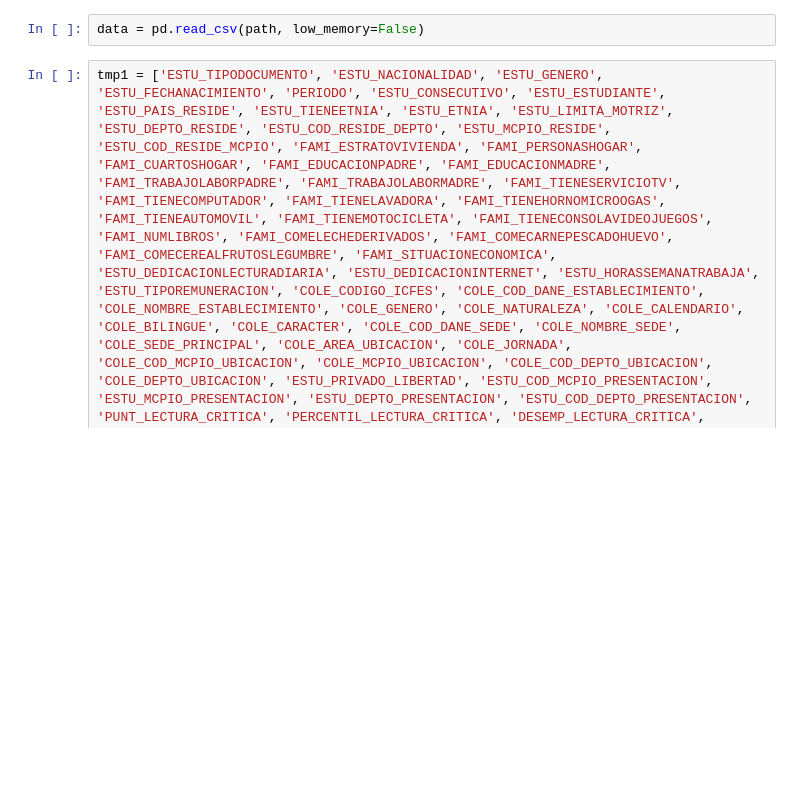
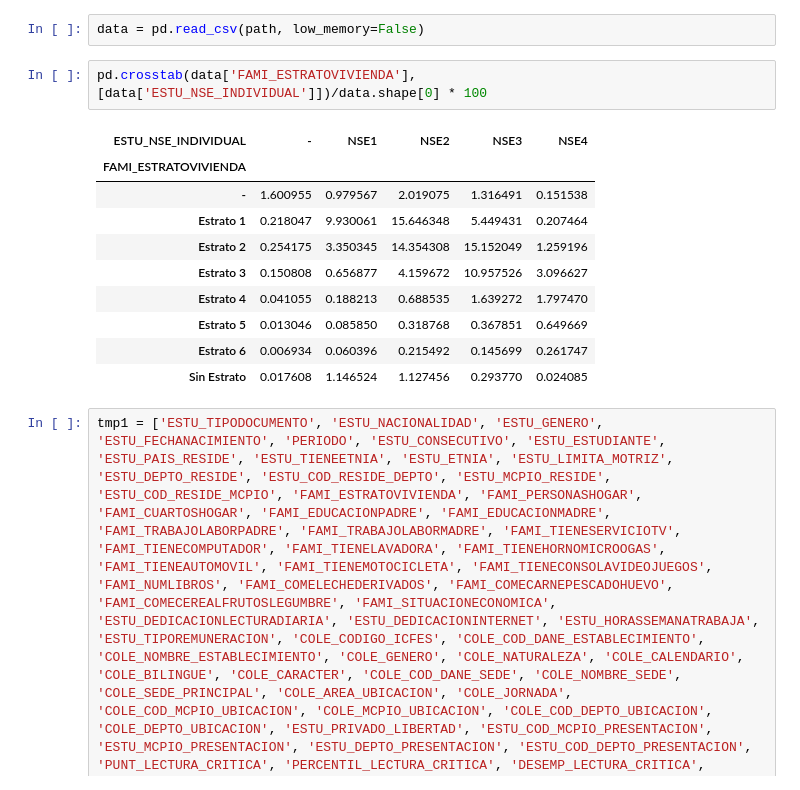
Before and after one commit to dsgantivac/DataMiningProject, a Jupyter notebook: Analisis exploratorio.ipynb, the cells around one changed output. Cells and saved outputs as stored; diff of their text form; blank space fills up the shorter version.

```diff
--- a/Analisis exploratorio.ipynb
+++ b/Analisis exploratorio.ipynb
@@ -37,4 +37,17 @@ def get_age(date,period):
 "ELECTRODOMESTICOS","ESTU_GENERO", "ESTU_FECHANACIMIENTO", "PERIODO", "ESTU_DEPTO_RESIDE", "FAMI_ESTRATOVIVIENDA", "FAMI_PERSONASHOGAR", "FAMI_CUARTOSHOGAR", "FAMI_EDUCACIONPADRE", "FAMI_EDUCACIONMADRE", "FAMI_TRABAJOLABORPADRE", "FAMI_TRABAJOLABORMADRE", "FAMI_NUMLIBROS", "FAMI_COMELECHEDERIVADOS", "FAMI_COMECARNEPESCADOHUEVO", "FAMI_COMECEREALFRUTOSLEGUMBRE", "ESTU_DEDICACIONLECTURADIARIA", "ESTU_DEDICACIONINTERNET", "COLE_NATURALEZA", "COLE_CARACTER", "COLE_AREA_UBICACION", "COLE_JORNADA", "PUNT_LECTURA_CRITICA", "PUNT_MATEMATICAS", "PUNT_C_NATURALES", "PUNT_SOCIALES_CIUDADANAS", "PUNT_INGLES", "PUNT_GLOBAL", "ESTU_NSE_ESTABLECIMIENTO", "ESTU_INSE_INDIVIDUAL", "ESTU_NSE_INDIVIDUAL"
 # %%
 data = pd.read_csv(path, low_memory=False)
+# %%
+pd.crosstab(data['FAMI_ESTRATOVIVIENDA'], [data['ESTU_NSE_INDIVIDUAL']])/data.shape[0] * 100
+# %% [output]
+| ESTU_NSE_INDIVIDUAL | - | NSE1 | NSE2 | NSE3 | NSE4 |
+| FAMI_ESTRATOVIVIENDA |  |  |  |  |  |
+| - | 1.600955 | 0.979567 | 2.019075 | 1.316491 | 0.151538 |
+| Estrato 1 | 0.218047 | 9.930061 | 15.646348 | 5.449431 | 0.207464 |
+| Estrato 2 | 0.254175 | 3.350345 | 14.354308 | 15.152049 | 1.259196 |
+| Estrato 3 | 0.150808 | 0.656877 | 4.159672 | 10.957526 | 3.096627 |
+| Estrato 4 | 0.041055 | 0.188213 | 0.688535 | 1.639272 | 1.797470 |
+| Estrato 5 | 0.013046 | 0.085850 | 0.318768 | 0.367851 | 0.649669 |
+| Estrato 6 | 0.006934 | 0.060396 | 0.215492 | 0.145699 | 0.261747 |
+| Sin Estrato | 0.017608 | 1.146524 | 1.127456 | 0.293770 | 0.024085 |
 # %%
```
Also changed, not shown: 3 other files.
